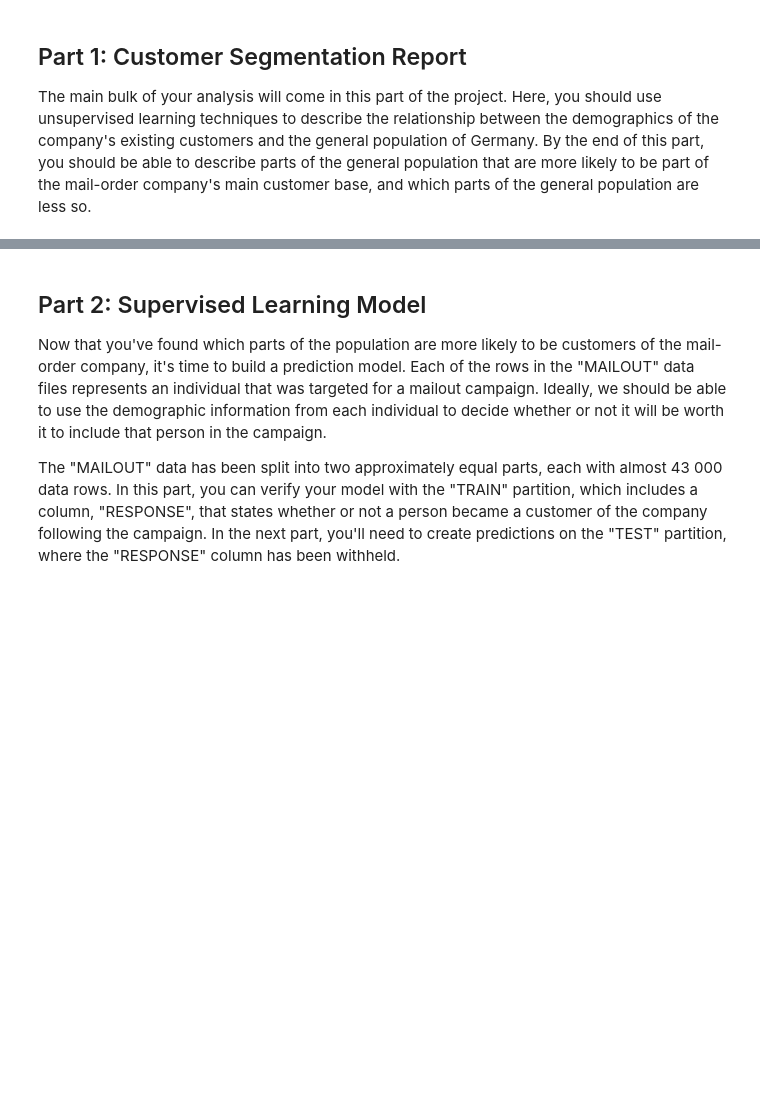
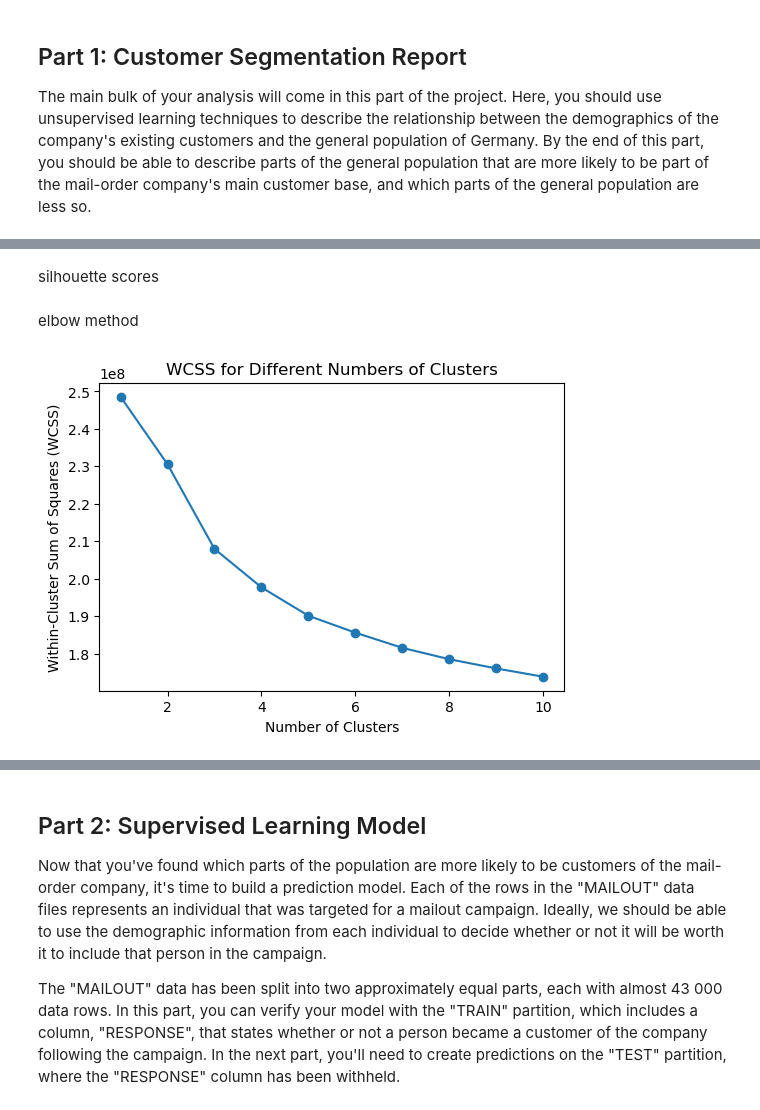
Before and after one commit to Maia97/UDS-Customer-Segmentation-Project, a Jupyter notebook: Arvato_Customer_Segmentation.ipynb, the cells around one changed output, grey strips where cells are left out. Saved outputs shown, nothing was run; the diff lists cells and outputs as text; code cells hidden in the pictures; blank space fills up the shorter version.

```diff
--- a/Arvato_Customer_Segmentation.ipynb
+++ b/Arvato_Customer_Segmentation.ipynb
@@ -457,0 +537,46 @@ customers_pca = pca.transform(customers_scaled)
+# %% [markdown]
+silhouette scores
+# %%
+from sklearn.metrics import silhouette_score
+
+# Choose a range of cluster numbers to evaluate
+cluster_range = range(2, 11)  # Evaluating from 2 to 10 clusters
+
+silhouette_scores = []
+
+for k in cluster_range:
+    kmeans = KMeans(n_clusters=k, random_state=42)
+    cluster_labels = kmeans.fit_predict(azdias_pca)
+    silhouette_avg = silhouette_score(azdias_pca, cluster_labels)
+    silhouette_scores.append(silhouette_avg)
+    print("For k = {}, the average silhouette score is: {}".format(k, silhouette_avg))
+
+# Plot the silhouette scores
+plt.figure(figsize=(6, 4))
+plt.plot(cluster_range, silhouette_scores, marker='o')
+plt.xlabel('Number of Clusters')
+plt.ylabel('Average Silhouette Score')
+plt.title('Silhouette Scores for Different Numbers of Clusters')
+plt.show()
+# %% [markdown]
+elbow method
+# %%
+# Choose a range of cluster numbers to evaluate
+cluster_range = range(1, 11)  # Evaluating from 1 to 10 clusters
+
+wcss = []
+
+for k in cluster_range:
+    kmeans = KMeans(n_clusters=k, random_state=42)
+    kmeans.fit(azdias_pca)
+    wcss.append(kmeans.inertia_)  # Inertia is the WCSS for the KMeans model
+
+# Plot the WCSS
+plt.figure(figsize=(6, 4))
+plt.plot(cluster_range, wcss, marker='o')
+plt.xlabel('Number of Clusters')
+plt.ylabel('Within-Cluster Sum of Squares (WCSS)')
+plt.title('WCSS for Different Numbers of Clusters')
+plt.show()
+# %% [output]
+[figure, added]
```
Also changed, not shown: parts of 20 cells of this notebook.
